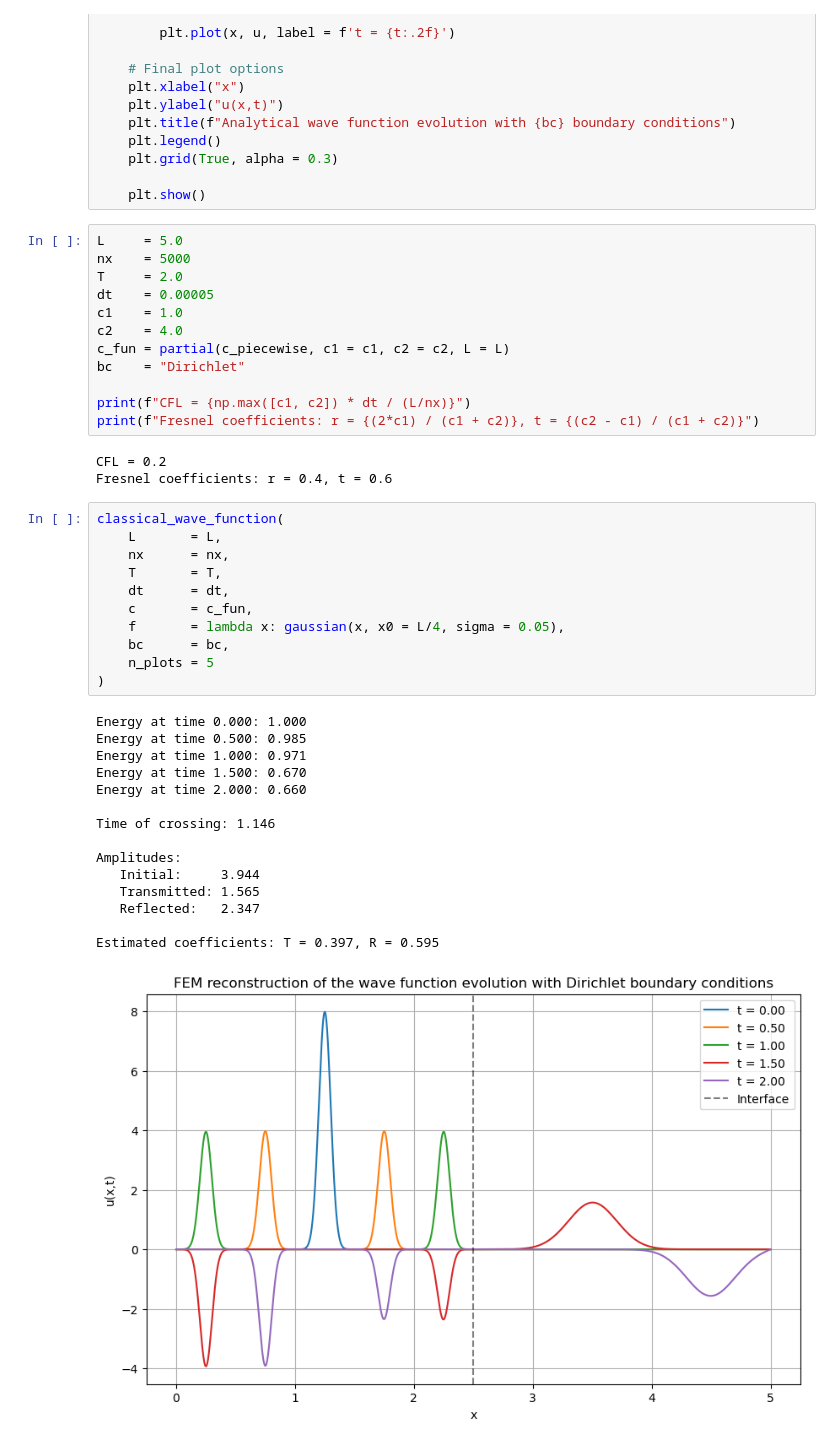
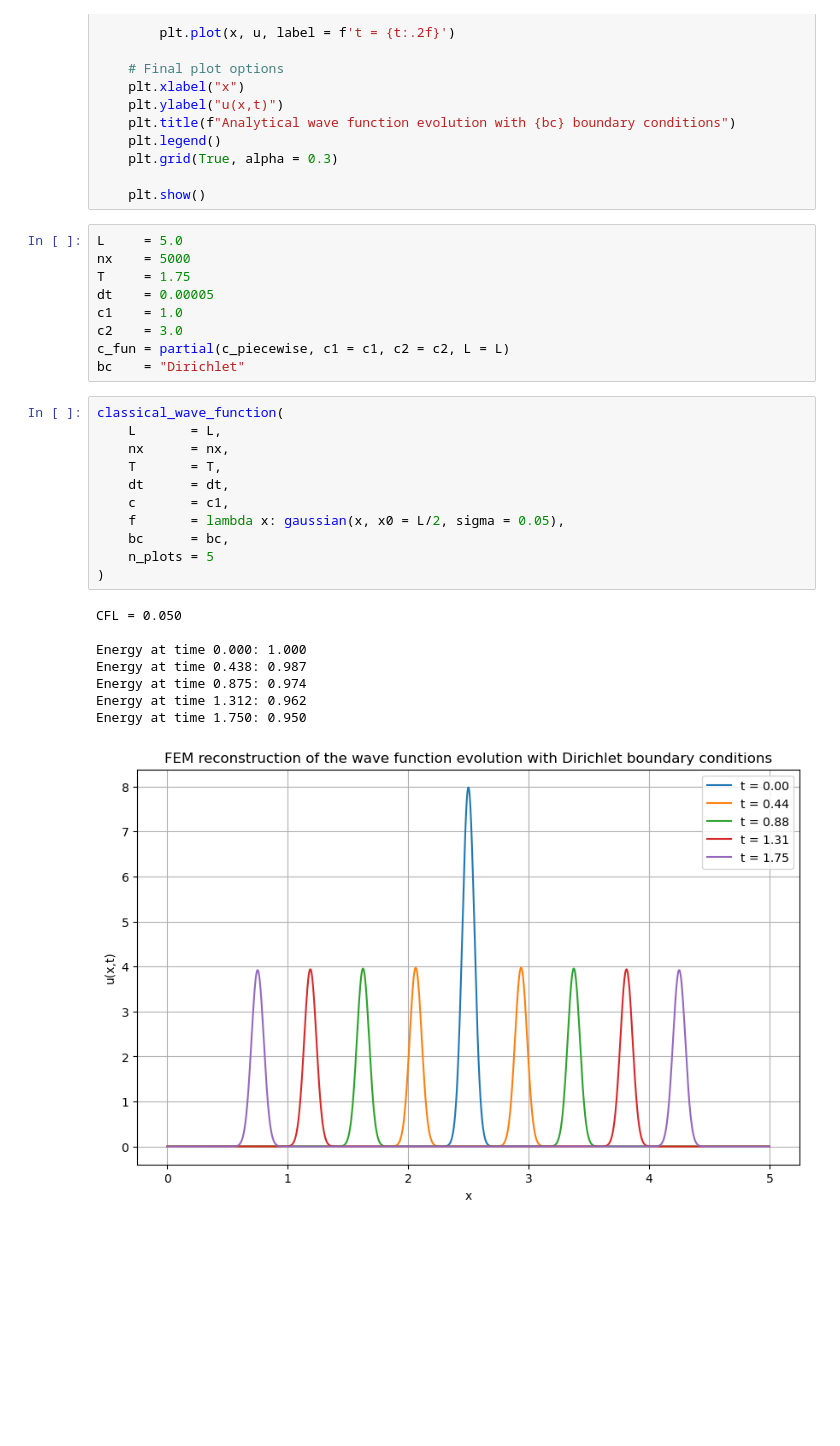
Before and after one commit to darioliotta/Quantum-Information-Project, a Jupyter notebook: try.ipynb, the cells around one changed output. Saved outputs shown, nothing was run; the diff lists cells and outputs as text; blank space fills up the shorter version.

```diff
--- a/try.ipynb
+++ b/try.ipynb
@@ -259,45 +328,32 @@ def classica_wave_function_analytical(L, nx, T, c, f, N_modes = 50, bc = "Dirich
 # %%
 L     = 5.0
 nx    = 5000
-T     = 2.0
+T     = 1.75
 dt    = 0.00005
 c1    = 1.0
-c2    = 4.0
+c2    = 3.0
 c_fun = partial(c_piecewise, c1 = c1, c2 = c2, L = L)
 bc    = "Dirichlet"
-
-print(f"CFL = {np.max([c1, c2]) * dt / (L/nx)}")
-print(f"Fresnel coefficients: r = {(2*c1) / (c1 + c2)}, t = {(c2 - c1) / (c1 + c2)}")
-# %% [output]
-CFL = 0.2
-Fresnel coefficients: r = 0.4, t = 0.6
 # %%
 classical_wave_function(
     L       = L,
     nx      = nx,
     T       = T,
     dt      = dt,
-    c       = c_fun,
-    f       = lambda x: gaussian(x, x0 = L/4, sigma = 0.05),
+    c       = c1,
+    f       = lambda x: gaussian(x, x0 = L/2, sigma = 0.05),
     bc      = bc,
     n_plots = 5
 )
 # %% [output]
+CFL = 0.050
+
 Energy at time 0.000: 1.000
-Energy at time 0.500: 0.985
-Energy at time 1.000: 0.971
-Energy at time 1.500: 0.670
-Energy at time 2.000: 0.660
-
-Time of crossing: 1.146
-
-Amplitudes:
-   Initial:     3.944
-   Transmitted: 1.565
-   Reflected:   2.347
-
-Estimated coefficients: T = 0.397, R = 0.595
+Energy at time 0.438: 0.987
+Energy at time 0.875: 0.974
+Energy at time 1.312: 0.962
+Energy at time 1.750: 0.950
-[figure, old version]
+[figure, new version]
 # %%
 classica_wave_function_analytical(
     L       = L,
```
Also changed, not shown: parts of 4 cells of this notebook, 14 other files.
